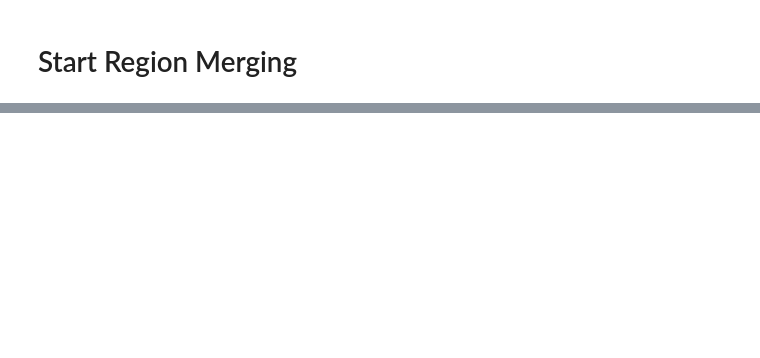
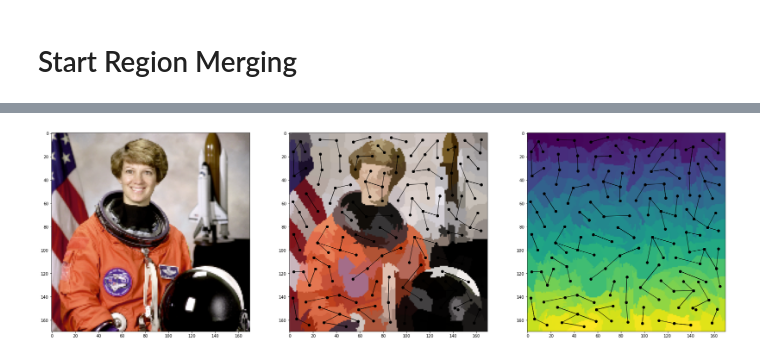
Before and after one commit to shubham1810/DynamicRegionMerging, a Jupyter notebook: demo.ipynb, the cells around one changed output, grey strips where cells are left out. Cells and saved outputs as stored; diff of their text form; code cells hidden in the pictures; blank space fills up the shorter version.

```diff
--- a/demo.ipynb
+++ b/demo.ipynb
@@ -84,3 +90,7 @@ visualize_rag(img, initial_labels, initial_graph)
+# %%
+visualize_nng(img, initial_labels, initial_nng_graph)
+# %% [output]
+[figure, added]
 # %%
 visualize_rag(img, new_labels, drm.graph)
 # %% [output]
```
Also changed, not shown: parts of 9 cells of this notebook, 3 other files.
